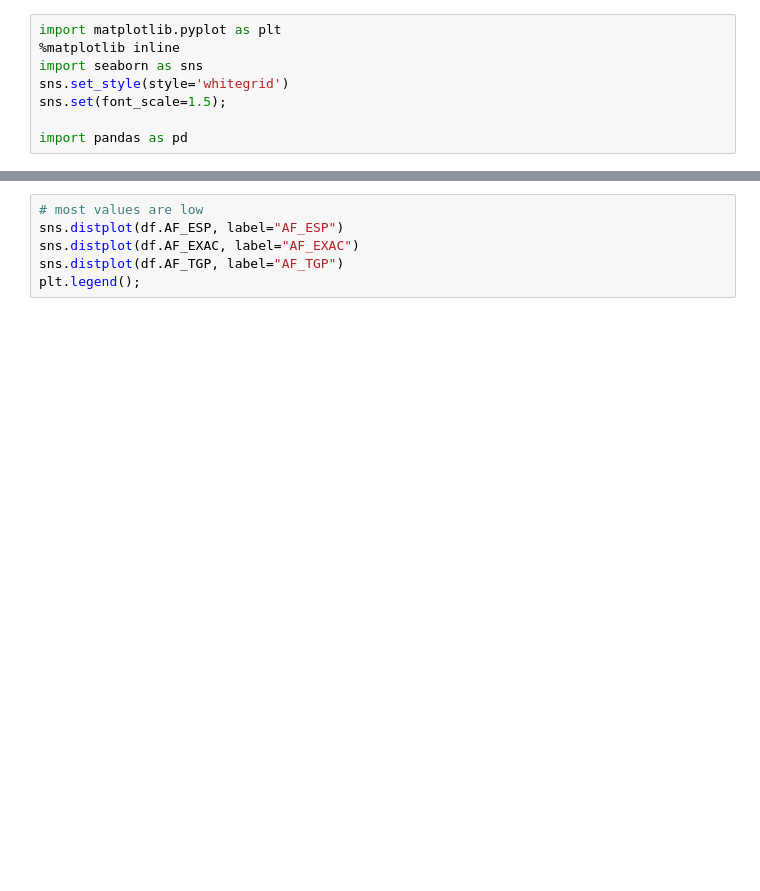
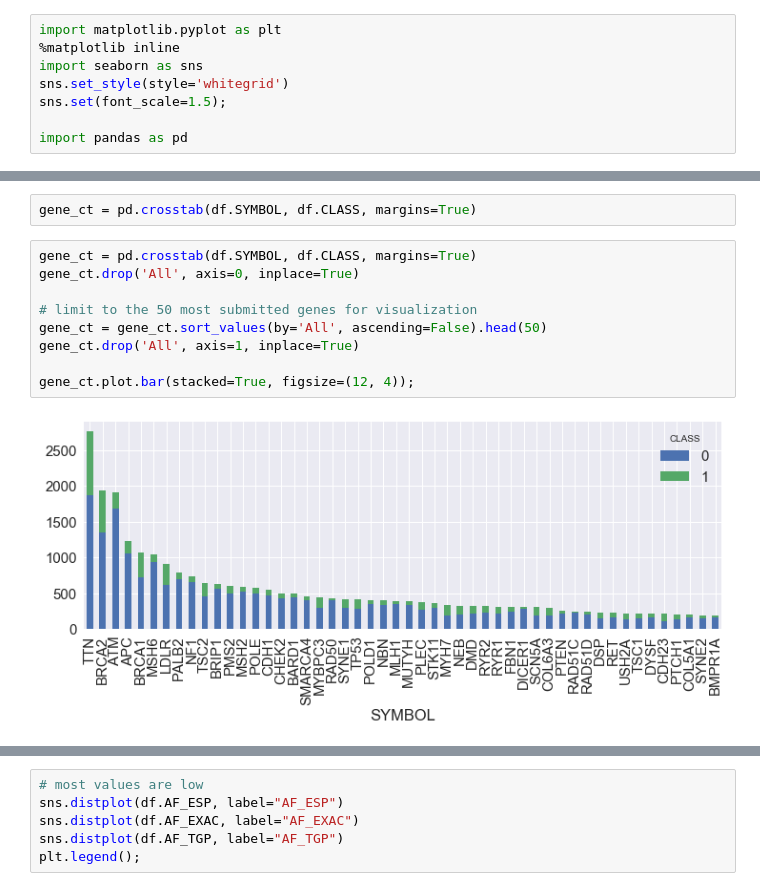
Before and after one commit to arvkevi/clinvar-kaggle, a Jupyter notebook: clinvar-conflicting-eda.ipynb, the cells around one changed output, grey strips where cells are left out. Saved outputs shown, nothing was run; the diff lists cells and outputs as text; blank space fills up the shorter version.

```diff
--- a/clinvar-conflicting-eda.ipynb
+++ b/clinvar-conflicting-eda.ipynb
@@ -166,0 +34,13 @@ Name: GENEINFO, dtype: int64
+# %%
+gene_ct = pd.crosstab(df.SYMBOL, df.CLASS, margins=True)
+# %%
+gene_ct = pd.crosstab(df.SYMBOL, df.CLASS, margins=True)
+gene_ct.drop('All', axis=0, inplace=True)
+
+# limit to the 50 most submitted genes for visualization
+gene_ct = gene_ct.sort_values(by='All', ascending=False).head(50)
+gene_ct.drop('All', axis=1, inplace=True)
+
+gene_ct.plot.bar(stacked=True, figsize=(12, 4));
+# %% [output]
+[figure, added]
```
Also changed, not shown: parts of 39 cells of this notebook, 2 other files.
